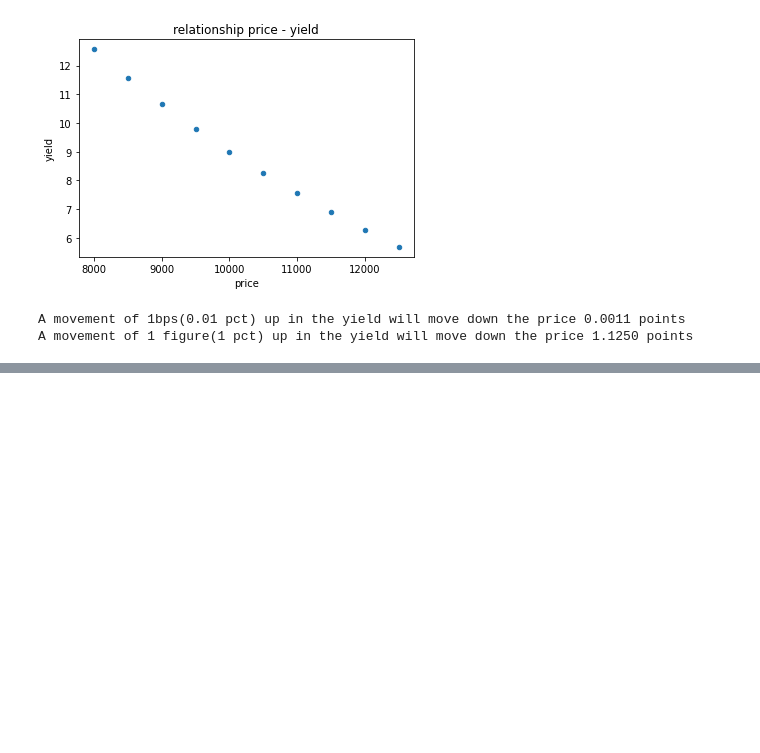
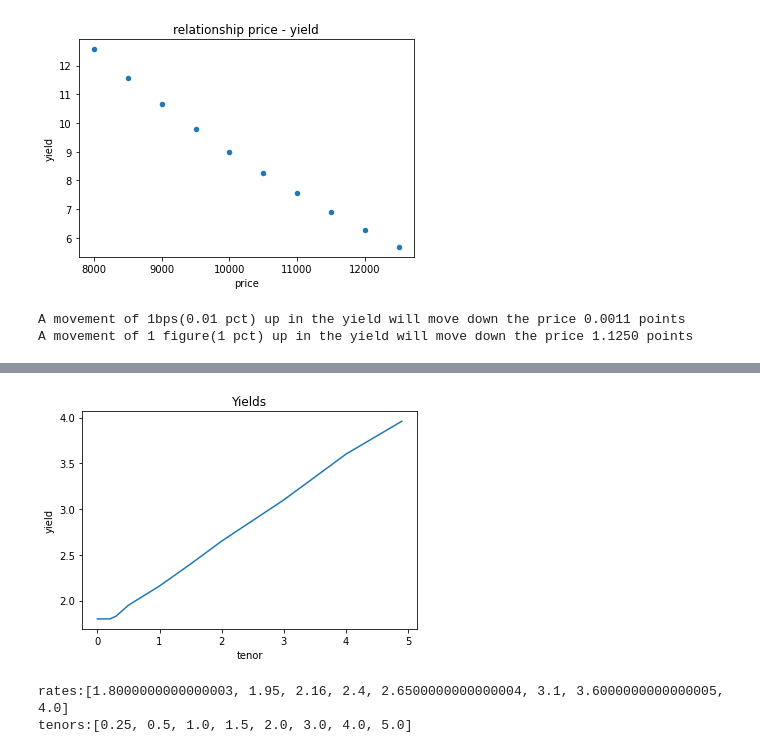
Before and after one commit to javifalces/colab_test, a Jupyter notebook: financial_derivatives_bonds.ipynb, the cells around one changed output, grey strips where cells are left out. Saved outputs shown, nothing was run; the diff lists cells and outputs as text; code cells hidden in the pictures; blank space fills up the shorter version.

```diff
--- a/financial_derivatives_bonds.ipynb
+++ b/financial_derivatives_bonds.ipynb
@@ -125,0 +206,12 @@ A movement of 1 figure(1 pct) up in the yield will move down the price 1.1250 po
+# %%
+# curve class includes a utility function for carrying out a parallel shift of the curve
+# shift in percentage terms, the internally stored continuously compounded rates will be shifted by the given amount
+yield_curve2 = yield_curve.shift(1.0)
+yield_curve2.plot_yields()
+# The rates returned by both the get_rates and get_yield methods are continuously compounded.
+print("rates:%s"%yield_curve2.get_rates())#all the rates have been increased by 1 percentage point
+print("tenors:%s"%yield_curve2.get_tenors())
+# %% [output]
+[figure, added]
+rates:[1.8000000000000003, 1.95, 2.16, 2.4, 2.6500000000000004, 3.1, 3.6000000000000005, 4.0]
+tenors:[0.25, 0.5, 1.0, 1.5, 2.0, 3.0, 4.0, 5.0]
```
Also changed, not shown: parts of 20 cells of this notebook.
